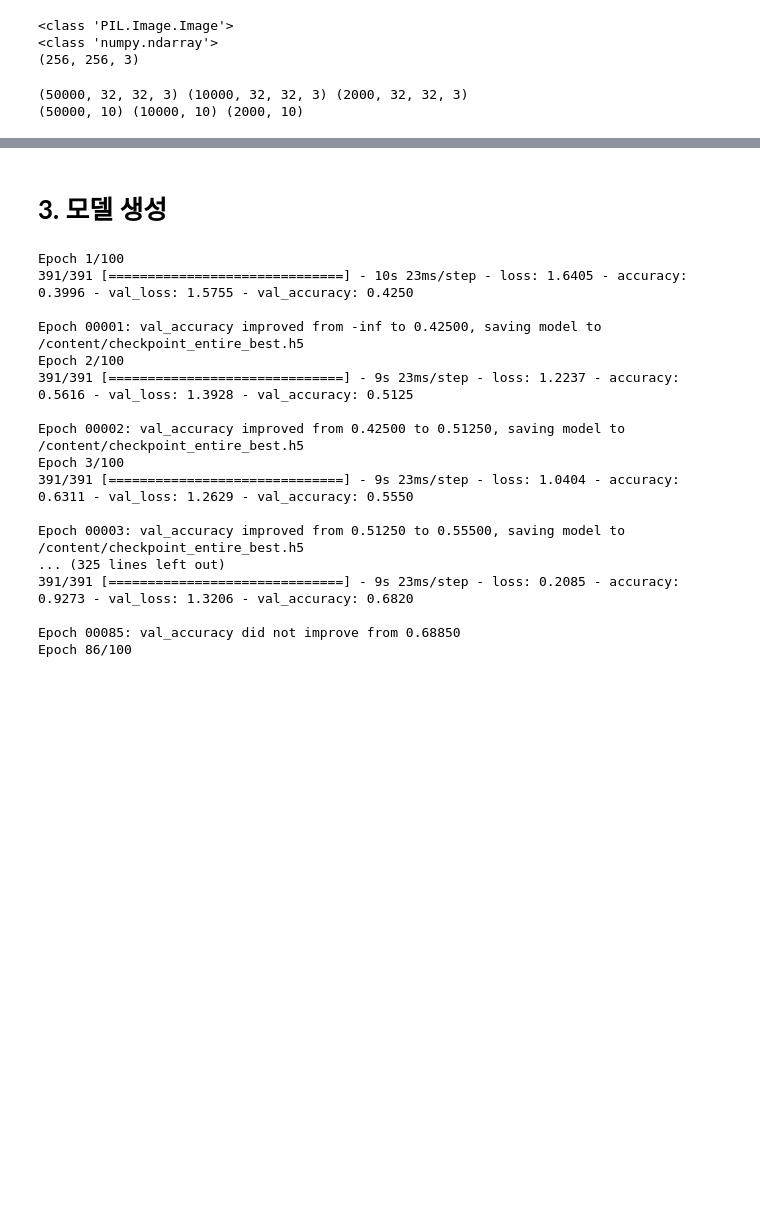
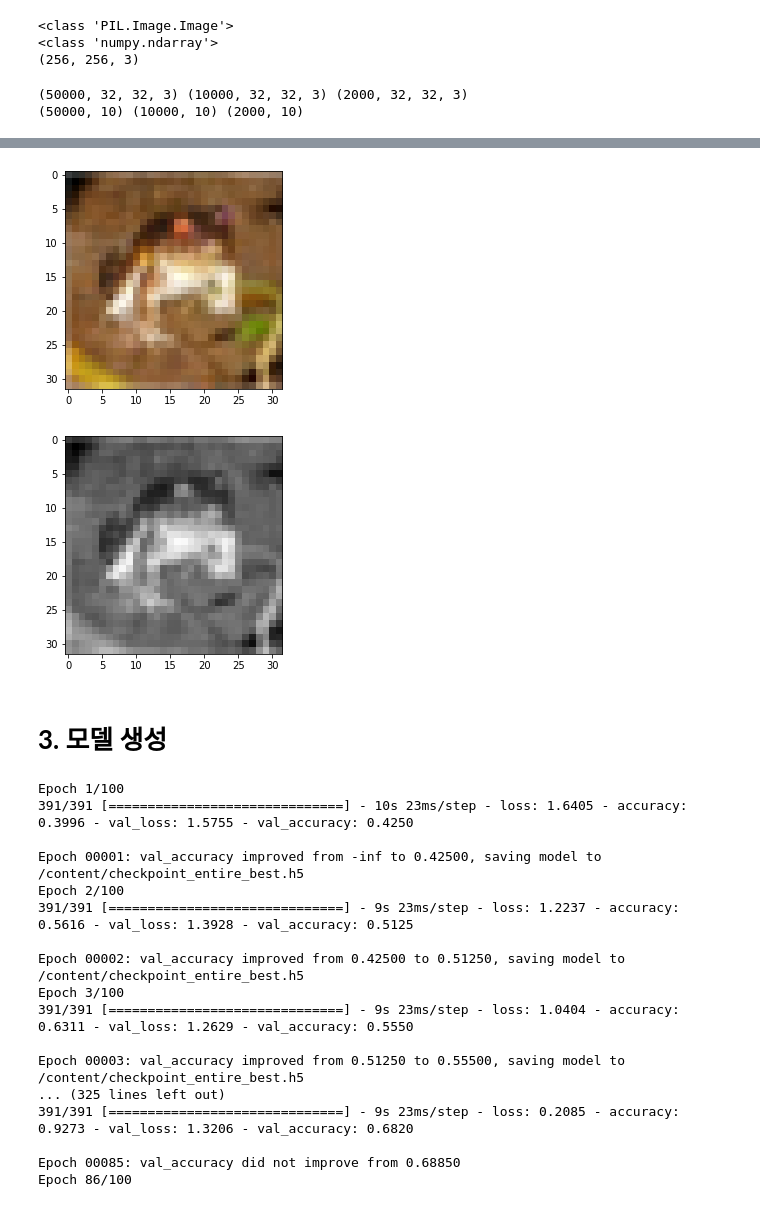
Before and after one commit to caumannerman/2021_cau_oss_hackathon, a Jupyter notebook: hackathon_team15.ipynb, the cells around one changed output, grey strips where cells are left out. Cells and saved outputs as stored; diff of their text form; code cells hidden in the pictures; blank space fills up the shorter version.

```diff
--- a/hackathon_team15.ipynb
+++ b/hackathon_team15.ipynb
@@ -190,0 +222,11 @@ KeyboardInterrupt: ignored
+# %%
+plt.imshow(aaa[0])
+plt.show()
+ima = tf.image.rgb_to_grayscale(aaa[0])
+ima = tf.image.grayscale_to_rgb(ima)
+plt.imshow(ima)
+plt.show()
+    #image = tf.image.grayscale_to_rgb(image)
+# %% [output]
+[figure, added]
+[figure, added]
```
Also changed, not shown: parts of 10 cells of this notebook.
